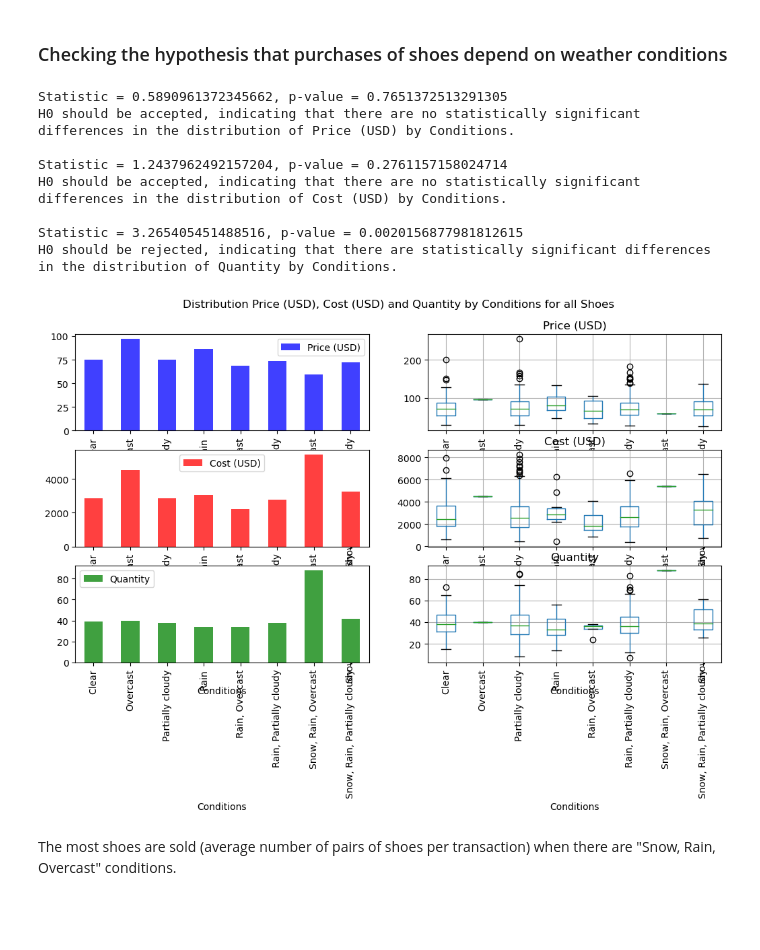
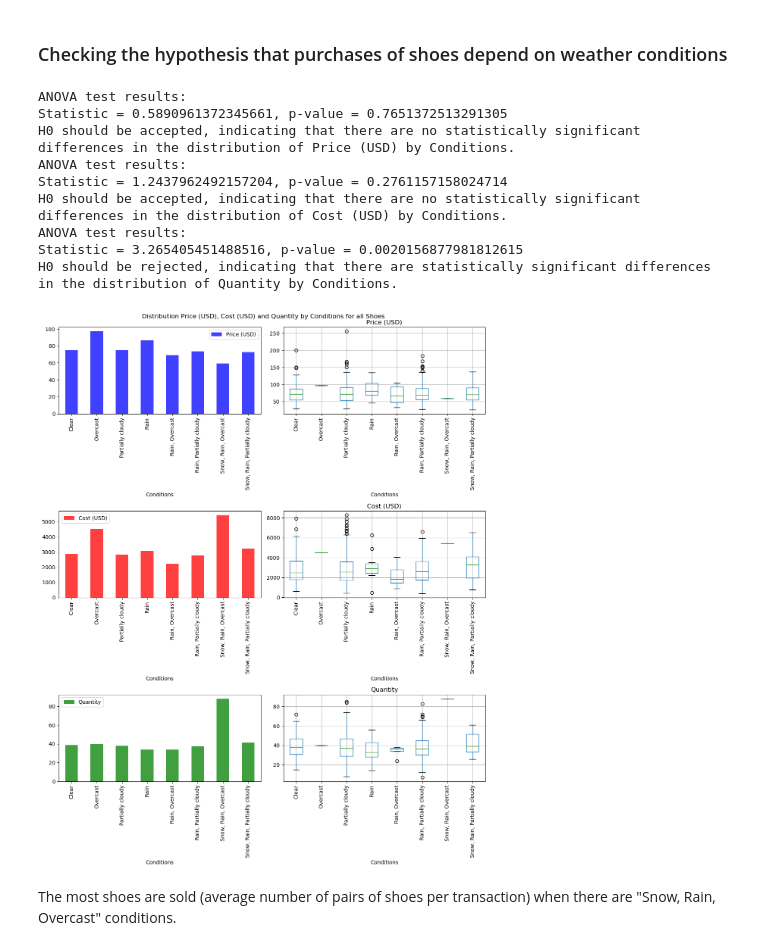
Before and after one commit to NataliiaShevchenko620/retail-analytics, a Jupyter notebook: DataAnalytics.ipynb, the cells around one changed output. Saved outputs shown, nothing was run; the diff lists cells and outputs as text; code cells hidden in the pictures; blank space fills up the shorter version.

```diff
--- a/DataAnalytics.ipynb
+++ b/DataAnalytics.ipynb
@@ -16,7 +16,7 @@ customer_shopping_data_df = pd.read_csv(customer_shopping_data_csv)
 
 
 customer_shopping_data_df = customer_shopping_data_df[['Invoice Date', 'Gender', 'Age', 'Age Group', 'Age Range', 'Category', 'Quantity',
-                                                       'Price (USD)', 'Cost (USD)', 'Payment Method', 'Shopping Mall',
+                                                       'Price (USD)', 'Cost (USD)', 'Cost Group', 'Payment Method', 'Shopping Mall',
                                                        'Temp (F)', 'Humidity (%)', 'Precip (in)', 'Precip Type', 'Snowfall (in)', 'Snow Depth (in)',
                                                        'Wind Speed (mph)', 'Clouds (%)', 'Conditions', 'Month', 'Day Of Year', 'Date Of Year', 'Year']]
 
@@ -34,5 +34,5 @@ customer_shopping_data_df.head()
 # %%
-def metrics_distribution_by_attribute(df, attribute_name, title_ext=""):
+def metrics_distribution_by_attribute(df, attribute_name, title_ext="", fig_height = 9):
     #Define a list of metrics for analysis and their corresponding colors.
 
     metrics = ["Price (USD)", "Cost (USD)", "Quantity"]
@@ -51,15 +51,16 @@ def metrics_distribution_by_attribute(df, attribute_name, title_ext=""):
 
         #Display the test results and conclusion, calculated based on the p-value.
 
+        print("ANOVA test results:")
         print(f"Statistic = {statistic}, p-value = {pvalue}")
         if pvalue < 0.05:
-            print(f"H0 should be rejected, indicating that there are statistically significant differences in the distribution of {metric} by {attribute_name}.\n")
+            print(f"H0 should be rejected, indicating that there are statistically significant differences in the distribution of {metric} by {attribute_name}.")
         else:
-            print(f"H0 should be accepted, indicating that there are no statistically significant differences in the distribution of {metric} by {attribute_name}.\n")
+            print(f"H0 should be accepted, indicating that there are no statistically significant differences in the distribution of {metric} by {attribute_name}.")
 
     #Start creating a set of charts. Determine the size of the plotting area.
 
-    fig = plt.figure(figsize=(12, 6.5))
+    fig = plt.figure(figsize=(12, fig_height))
 
     #Iterate through all metrics.
 
@@ -342,18 +581,19 @@ daily_df
 # %%
 #Check Shoes category distributed by Weather conditions
 df = daily_df[(daily_df["Category"] == "Shoes")]
 
-metrics_distribution_by_attribute(df, attribute_name="Conditions", title_ext="for all Shoes")
+metrics_distribution_by_attribute(df, attribute_name="Conditions", title_ext="for all Shoes", fig_height=15)
 # %% [output]
-Statistic = 0.5890961372345662, p-value = 0.7651372513291305
+ANOVA test results:
+Statistic = 0.5890961372345661, p-value = 0.7651372513291305
 H0 should be accepted, indicating that there are no statistically significant differences in the distribution of Price (USD) by Conditions.
-
+ANOVA test results:
 Statistic = 1.2437962492157204, p-value = 0.2761157158024714
 H0 should be accepted, indicating that there are no statistically significant differences in the distribution of Cost (USD) by Conditions.
-
+ANOVA test results:
 Statistic = 3.265405451488516, p-value = 0.0020156877981812615
 H0 should be rejected, indicating that there are statistically significant differences in the distribution of Quantity by Conditions.
-[figure, old version]
+[figure, new version]
 # %% [markdown]
 The most shoes are sold (average number of pairs of shoes per transaction) when there are "Snow, Rain, Overcast" conditions.
 # %%
```
Also changed, not shown: parts of 58 cells of this notebook, 3 other files.
